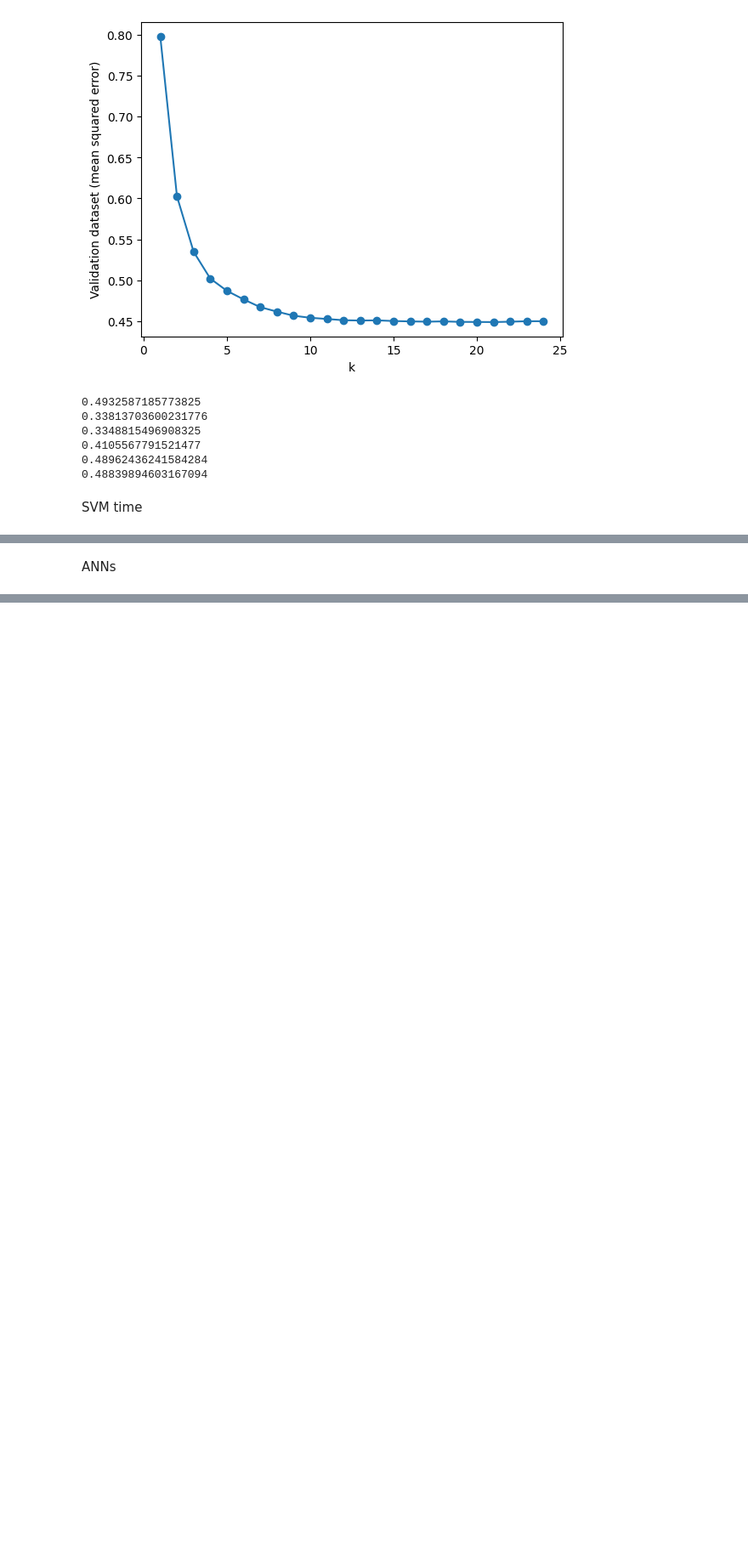
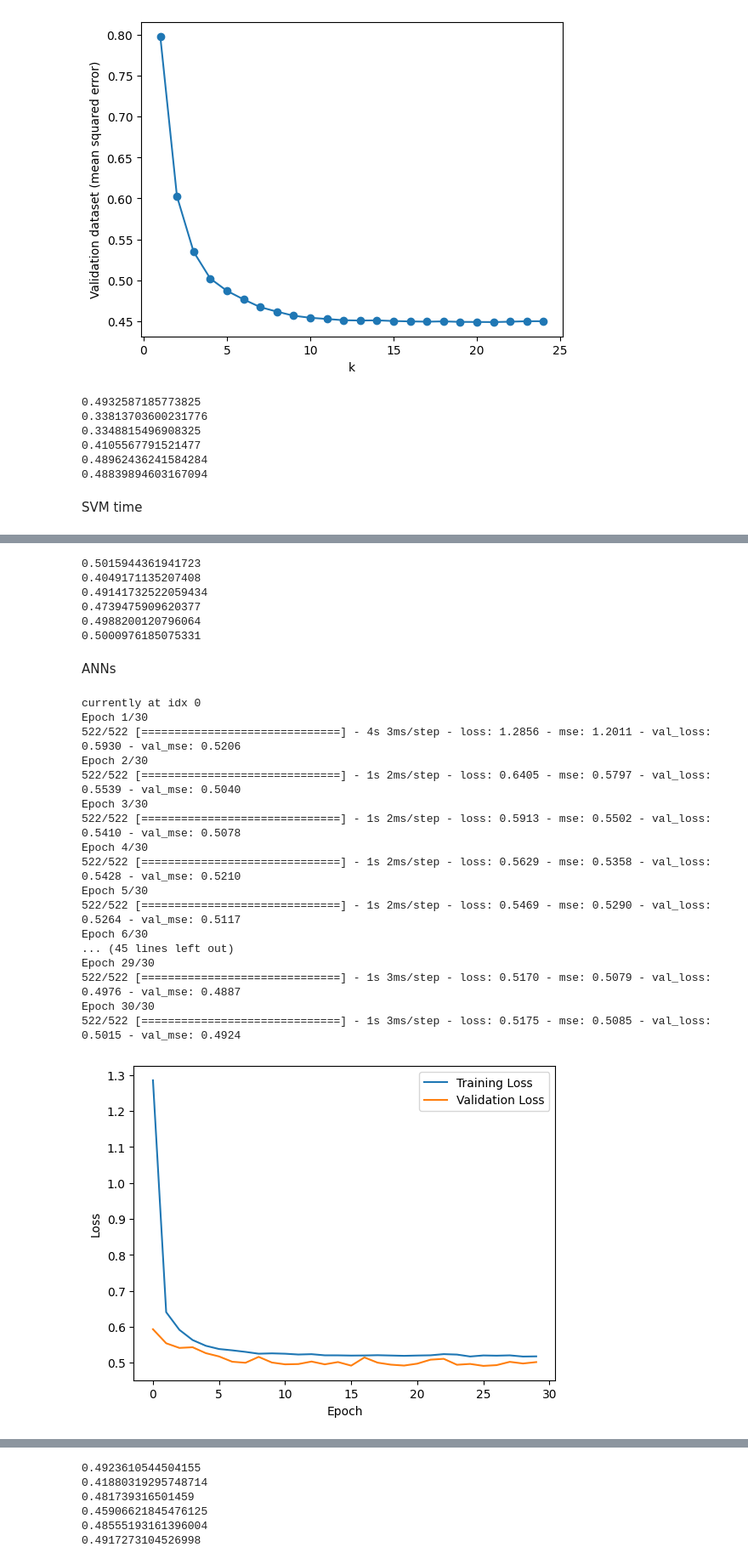
Before and after one commit to GrandmasterFred/NNProject, a Jupyter notebook: assignment3.ipynb, the cells around one changed output, grey strips where cells are left out. Shown at 85% size. Cells and saved outputs as stored; diff of their text form; code cells hidden in the pictures; blank space fills up the shorter version.

```diff
--- a/assignment3.ipynb
+++ b/assignment3.ipynb
@@ -309,6 +311,6 @@ plt.show()
 # %%
 # Fit the model with the best hyperparameter
-BEST_C = 1
+BEST_C = 18
 
 for idx in range(len(train_set_list)):
     # temporary dataset for current iteration
@@ -323,6 +325,13 @@ for idx in range(len(train_set_list)):
     mse_test_scale = mean_squared_error(y_test_set, y_test_pred_scale)
 
     print(f'{mse_test_scale}')
+# %% [output]
+0.5015944361941723
+0.4049171135207408
+0.49141732522059434
+0.4739475909620377
+0.4988200120796064
+0.5000976185075331
 # %% [markdown]
 ANNs
 # %%
@@ -331,6 +340,7 @@ mse_list = []
 
 # loop through each of the dataset
 for idx in range(len(train_set_list)):
+    print(f'currently at idx {idx}')
     # temporary dataset for current iteration
     temp_x_set = train_set_list[idx]
     temp_x_set_test = test_set_list[idx]
@@ -342,33 +352,51 @@ for idx in range(len(train_set_list)):
     # this one just resets the model variable, idk how it works here
     del model
 
     model = Sequential()
     # this if statement is because they have different input values i guess
-    if idx is 0:
-        model.add(Dense(1000, input_shape=(5,), kernel_initializer=init_weight, kernel_regularizer=regu_weight))
+    if idx == 0:
+        model.add(Dense(1000, input_shape=(4,), kernel_initializer=init_weight, kernel_regularizer=regu_weight))
     else:
         model.add(Dense(1000, input_shape=(5,), kernel_initializer=init_weight, kernel_regularizer=regu_weight))
     model.add(BatchNormalization())
     model.add(Activation('ReLU'))
     model.add(Dropout(0.2))
     model.add(Dense(1, kernel_initializer=init_weight, kernel_regularizer=regu_weight))
 
     my_optmz = optimizers.Adam(learning_rate=0.001)
     model.compile(optimizer=my_optmz, loss='mean_squared_error', metrics='mse')
     model_hist = model.fit(temp_x_set, y_train_set, epochs=30, batch_size=64, validation_data=(temp_x_set_test,y_test_set), verbose=1)
 
     plt.figure()
     plt.plot(model_hist.history['loss'], label='Training Loss')
     plt.plot(model_hist.history['val_loss'], label='Validation Loss')
     plt.xlabel('Epoch')
     plt.ylabel('Loss')
     plt.legend()
     plt.show()
 
     # compiling the mean square error as well i guess
     y_test_pred_scale = model.predict(temp_x_set_test, verbose=0)
     mse_test_scale = mean_squared_error(y_test_set, y_test_pred_scale)
     mse_list.append(mse_test_scale)
-
 for item in mse_list:
     print(f'{item}')
+# %% [output]
+currently at idx 0
+Epoch 1/30
+522/522 [==============================] - 4s 3ms/step - loss: 1.2856 - mse: 1.2011 - val_loss: 0.5930 - val_mse: 0.5206
+Epoch 2/30
+522/522 [==============================] - 1s 2ms/step - loss: 0.6405 - mse: 0.5797 - val_loss: 0.5539 - val_mse: 0.5040
+Epoch 3/30
+522/522 [==============================] - 1s 2ms/step - loss: 0.5913 - mse: 0.5502 - val_loss: 0.5410 - val_mse: 0.5078
+Epoch 4/30
+522/522 [==============================] - 1s 2ms/step - loss: 0.5629 - mse: 0.5358 - val_loss: 0.5428 - val_mse: 0.5210
+Epoch 5/30
+522/522 [==============================] - 1s 2ms/step - loss: 0.5469 - mse: 0.5290 - val_loss: 0.5264 - val_mse: 0.5117
+Epoch 6/30
+... (45 lines left out)
+Epoch 29/30
+522/522 [==============================] - 1s 3ms/step - loss: 0.5170 - mse: 0.5079 - val_loss: 0.4976 - val_mse: 0.4887
+Epoch 30/30
+522/522 [==============================] - 1s 3ms/step - loss: 0.5175 - mse: 0.5085 - val_loss: 0.5015 - val_mse: 0.4924
+[figure, added]
@@ -374,0 +493,6 @@ for item in mse_list:
+0.4923610544504155
+0.41880319295748714
+0.481739316501459
+0.45906621845476125
+0.48555193161396004
+0.4917273104526998
```
Also changed, not shown: parts of 8 cells of this notebook, 1 other file.
